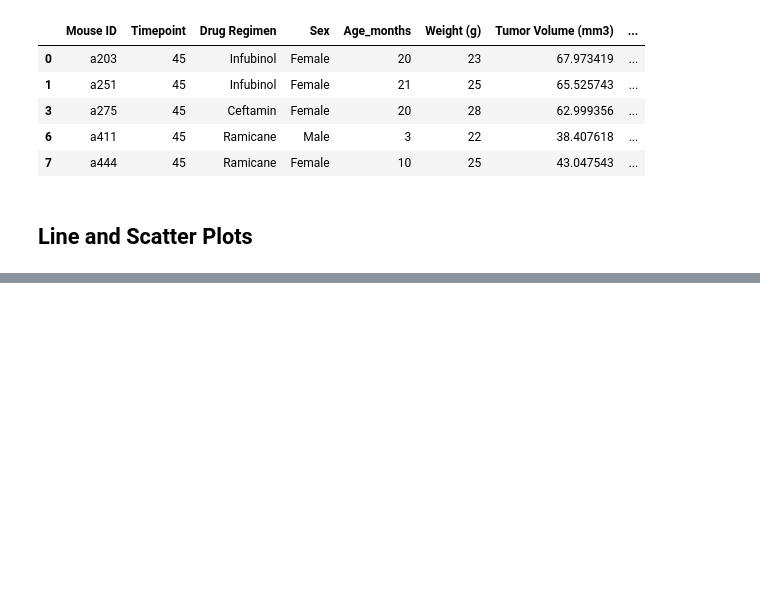
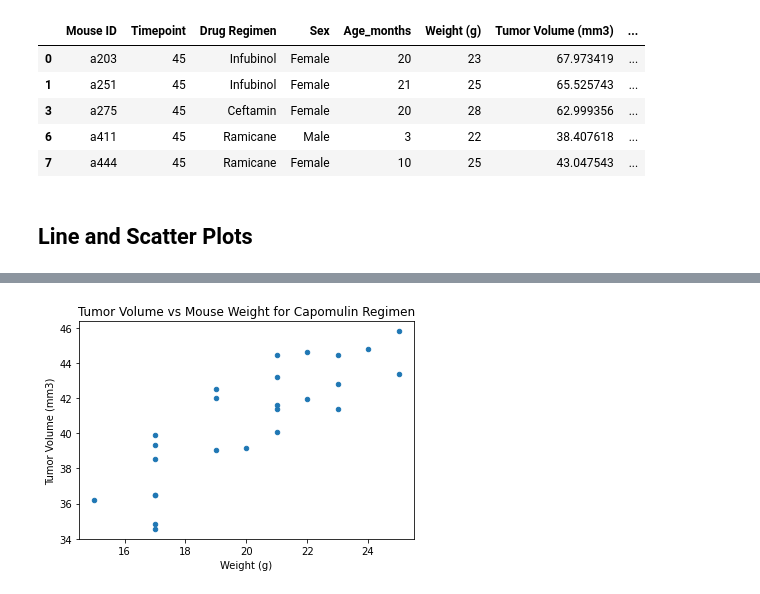
Before and after one commit to emeralddawns/Mouse-Tumor-Analysis, a Jupyter notebook: Pymaceuticals/Pymaceuticals.ipynb, the cells around one changed output, grey strips where cells are left out. Cells and saved outputs as stored; diff of their text form; code cells hidden in the pictures; blank space fills up the shorter version.

Commit message:
scatter and corr, reg done
box plots remain

```diff
--- a/Pymaceuticals/Pymaceuticals.ipynb
+++ b/Pymaceuticals/Pymaceuticals.ipynb
@@ -266,2 +267,18 @@ rand_mouse_data.plot(x = "Timepoint", y = "Tumor Volume (mm3)", title = title, y
 # %%
-regimen = "Capomulin"
+#Choose the drug regimen to choose a random mouse from
+specific_drug = "Capomulin"
+
+#Create a data frame with only mice treated with a specific drug, groupby mouse ID
+specific_drug_data = mouse_results_cl[mouse_results_cl["Drug Regimen"] == specific_drug]
+drug_data_grouped = specific_drug_data.groupby(["Mouse ID"])
+
+#Find the mean
+data_mean = drug_data_grouped.mean()
+
+#Create scatter plot information
+title = f"Tumor Volume vs Mouse Weight for {specific_drug} Regimen"
+
+#Create and display scatter plot
+data_mean.plot.scatter(x = "Weight (g)", y = "Tumor Volume (mm3)", title = title);
+# %% [output]
+[figure, added]
```
Also changed, not shown: parts of 5 cells of this notebook.
